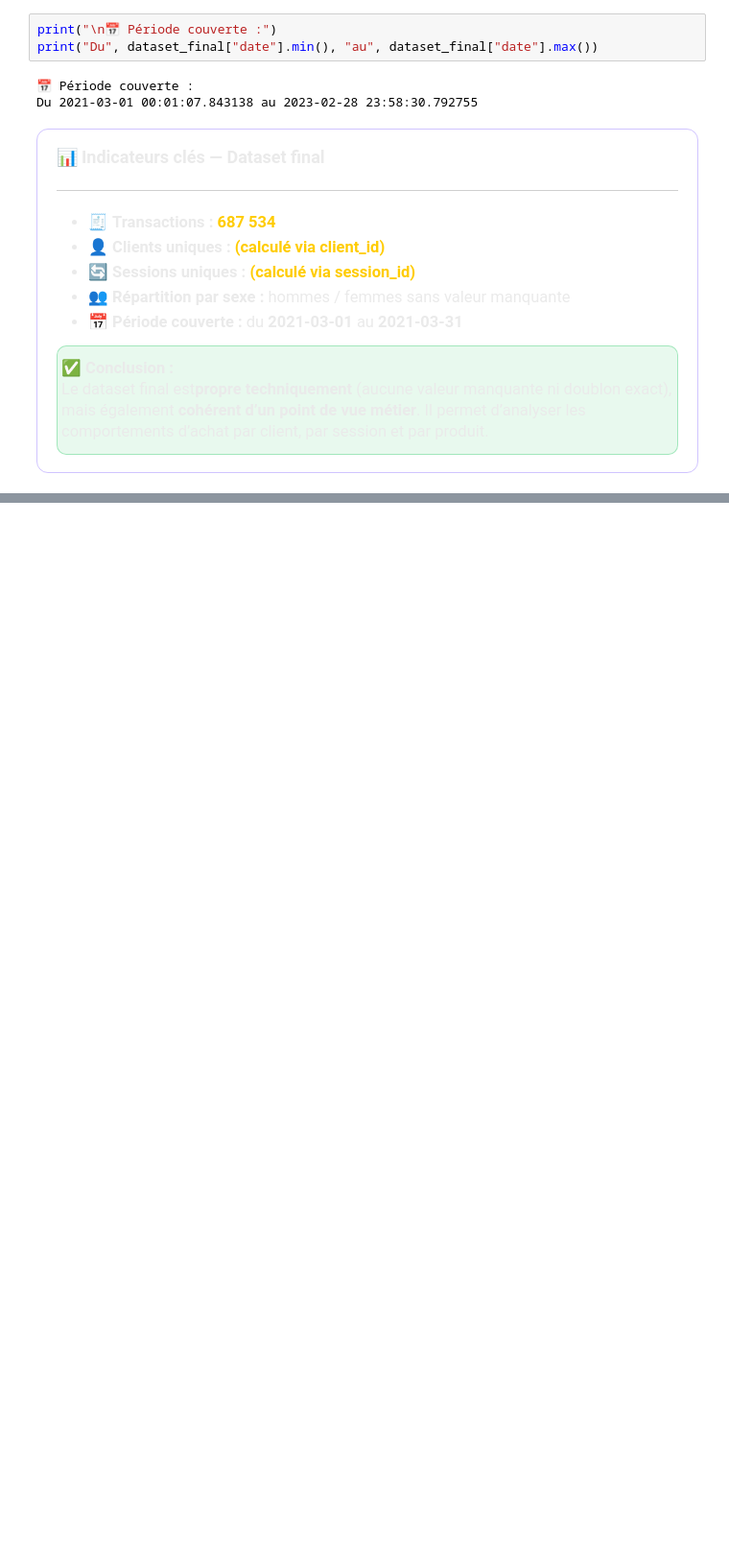
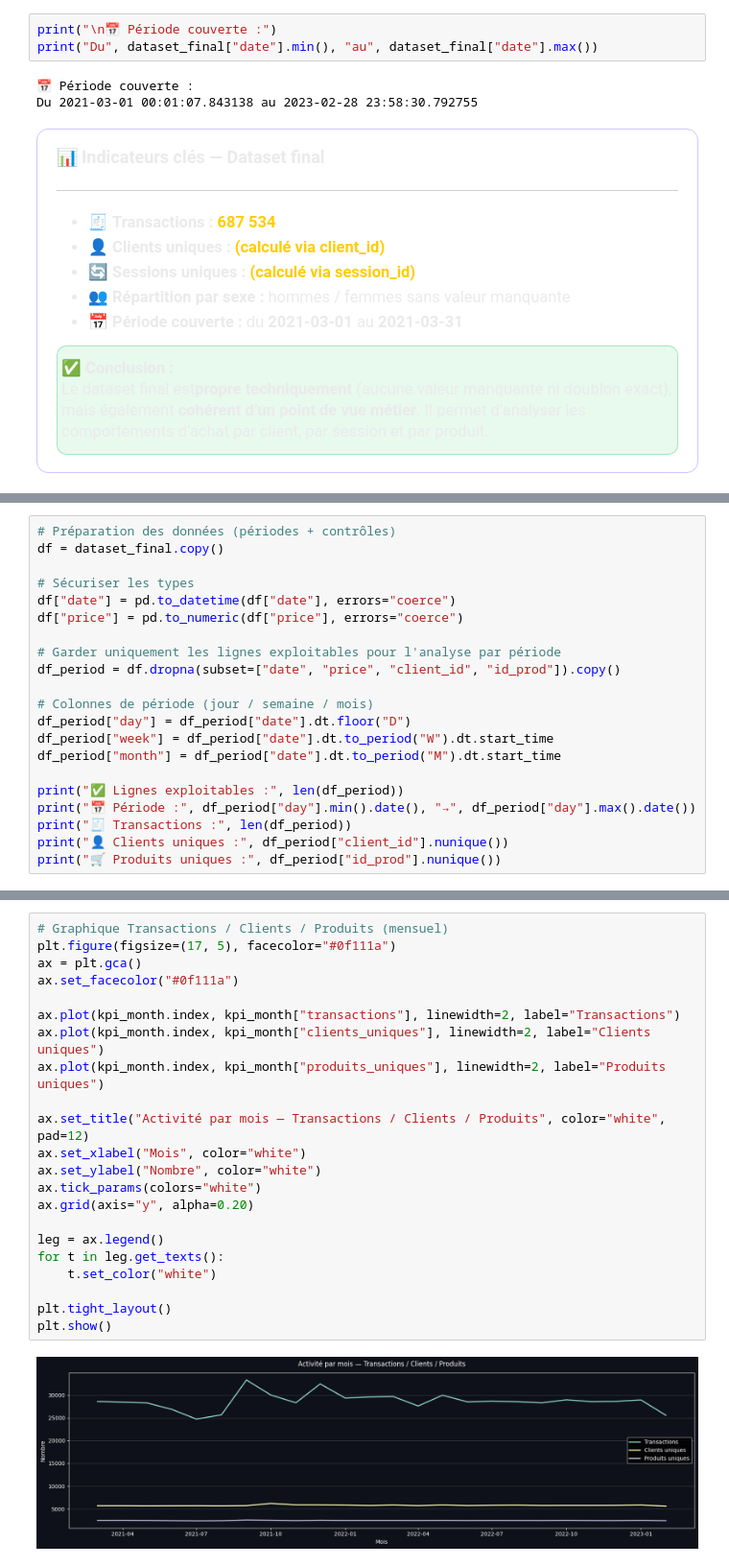
Before and after one commit to Stephane-OC/lapage, a Jupyter notebook: analyse_lapage.ipynb, the cells around one changed output, grey strips where cells are left out. Shown at 96% size. Cells and saved outputs as stored; diff of their text form; blank space fills up the shorter version.

```diff
--- a/analyse_lapage.ipynb
+++ b/analyse_lapage.ipynb
@@ -2507,3 +2961,24 @@ Du 2021-03-01 00:01:07.843138 au 2023-02-28 23:58:30.792755
     Étape 4.3 — Clients, transactions, produits par période
   </h3>
 </div>
+# %%
+# Préparation des données (périodes + contrôles)
+df = dataset_final.copy()
+
+# Sécuriser les types
+df["date"] = pd.to_datetime(df["date"], errors="coerce")
+df["price"] = pd.to_numeric(df["price"], errors="coerce")
+
+# Garder uniquement les lignes exploitables pour l'analyse par période
+df_period = df.dropna(subset=["date", "price", "client_id", "id_prod"]).copy()
+
+# Colonnes de période (jour / semaine / mois)
+df_period["day"] = df_period["date"].dt.floor("D")
+df_period["week"] = df_period["date"].dt.to_period("W").dt.start_time
+df_period["month"] = df_period["date"].dt.to_period("M").dt.start_time
+
+print("✅ Lignes exploitables :", len(df_period))
+print("📅 Période :", df_period["day"].min().date(), "→", df_period["day"].max().date())
+print("🧾 Transactions :", len(df_period))
+print("👤 Clients uniques :", df_period["client_id"].nunique())
+print("🛒 Produits uniques :", df_period["id_prod"].nunique())
@@ -2509,0 +3036,24 @@ Du 2021-03-01 00:01:07.843138 au 2023-02-28 23:58:30.792755
+# %%
+# Graphique Transactions / Clients / Produits (mensuel)
+plt.figure(figsize=(17, 5), facecolor="#0f111a")
+ax = plt.gca()
+ax.set_facecolor("#0f111a")
+
+ax.plot(kpi_month.index, kpi_month["transactions"], linewidth=2, label="Transactions")
+ax.plot(kpi_month.index, kpi_month["clients_uniques"], linewidth=2, label="Clients uniques")
+ax.plot(kpi_month.index, kpi_month["produits_uniques"], linewidth=2, label="Produits uniques")
+
+ax.set_title("Activité par mois — Transactions / Clients / Produits", color="white", pad=12)
+ax.set_xlabel("Mois", color="white")
+ax.set_ylabel("Nombre", color="white")
+ax.tick_params(colors="white")
+ax.grid(axis="y", alpha=0.20)
+
+leg = ax.legend()
+for t in leg.get_texts():
+    t.set_color("white")
+
+plt.tight_layout()
+plt.show()
+# %% [output]
+[figure, added]
```
Also changed, not shown: parts of 18 cells of this notebook, 1 other file.
